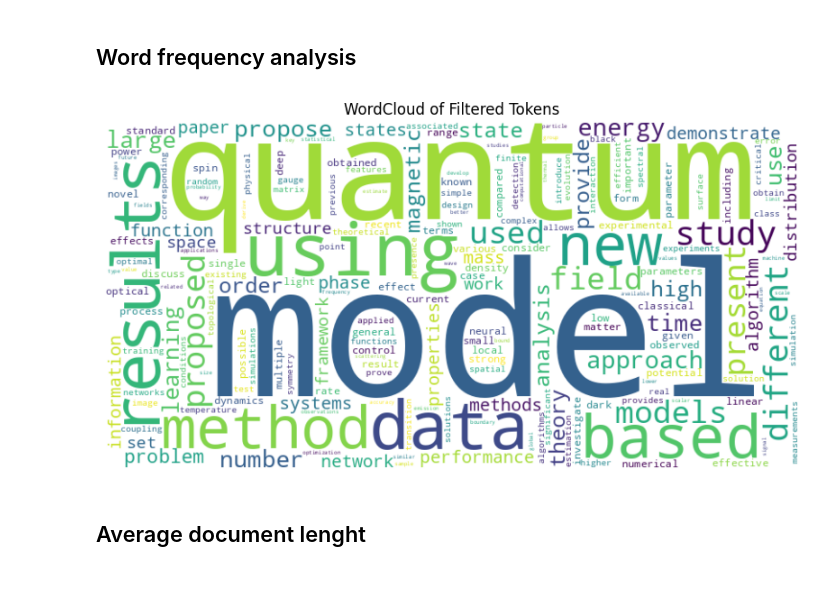
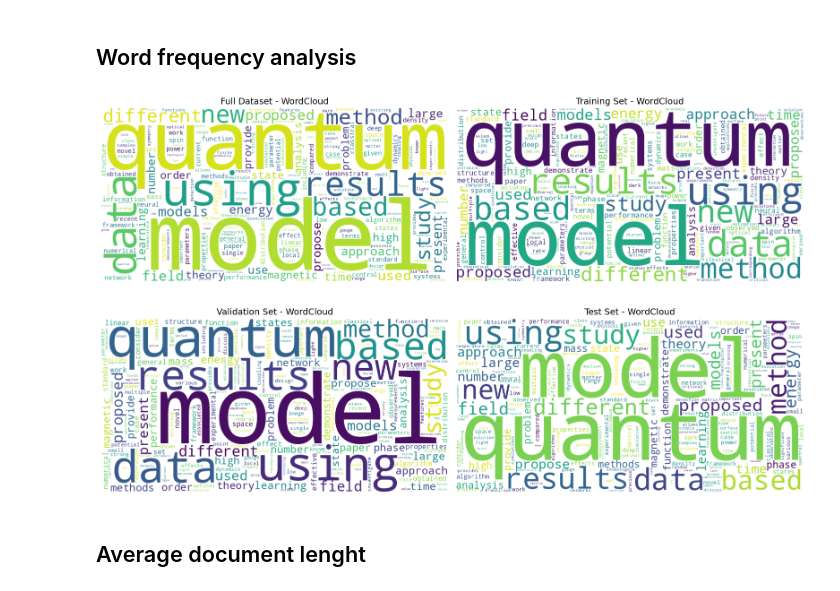
Before and after one commit to Espes99/DAT550-Project, a Jupyter notebook: RNNs/notebooks/data_inspection.ipynb, the cells around one changed output. Drawn from its saved outputs; the diff is of its cells as text; code cells hidden in the pictures.

```diff
--- a/RNNs/notebooks/data_inspection.ipynb
+++ b/RNNs/notebooks/data_inspection.ipynb
@@ -13,7 +13,10 @@ from sklearn.feature_extraction.text import ENGLISH_STOP_WORDS
 # %% [markdown]
 ## Loading the Dataset
 # %%
-data_path = "../../Data/arxiv_train.csv"
+data_path = "../../Data/full_arxiv.csv"
+training_path = "../../Data/arxiv_train.csv"
+val_path = "../../Data/arxiv_val.csv"
+test_path = "../../Data/arxiv_test.csv"
 
 df = pd.read_csv(data_path)
 df.head()
@@ -24,3 +27,6 @@ df.head()
 | 2 | 82700 | A number of physically intuitive ... | quant-ph |
 | 3 | 78830 | In the last decade rare-earth hex... | physics |
 | 4 | 94948 | We introduce the weak barycenter ... | stat |
+# %%
+train_df = pd.read_csv(training_path)
+train_df.head()
@@ -26,0 +40,3 @@ df.head()
+# %%
+val_df = pd.read_csv(val_path)
+val_df.head()
@@ -26,0 +50,3 @@ df.head()
+# %%
+test_df = pd.read_csv(test_path)
+test_df.head()
@@ -84,25 +187,36 @@ plt.show()
 # %% [markdown]
 ## Word frequency analysis
 # %%
+datasets = {
+        "Full Dataset": df,
+        "Training Set": train_df,
+        "Validation Set": val_df,
+        "Test Set": test_df
+    }
+
 custom_stop_words = set(ENGLISH_STOP_WORDS).union({'et', 'al', 'fig', 'figure', 'table'})
 
-all_tokens = []
-for abstract in df['abstract']:
-    tokens = abstract.lower().split()
-    filtered = [token for token in tokens if token.isalpha() and token not in custom_stop_words]
-    all_tokens.extend(filtered)
+fig, axes = plt.subplots(2, 2, figsize=(16, 10))
+axes = axes.flatten()
 
-word_freq = Counter(all_tokens)
+for i, (title, data) in enumerate(datasets.items()):
+    all_tokens = []
+    for abstract in data['abstract']:
+        tokens = abstract.lower().split()
+        filtered = [token for token in tokens if token.isalpha() and token not in custom_stop_words]
+        all_tokens.extend(filtered)
 
-wc = WordCloud(width=800, height=400, background_color='white').generate_from_frequencies(word_freq)
+    word_freq = Counter(all_tokens)
+    wc = WordCloud(width=800, height=400, background_color='white').generate_from_frequencies(word_freq)
 
-plt.figure(figsize=(10, 5))
-plt.imshow(wc, interpolation="bilinear")
-plt.axis("off")
-plt.title("WordCloud of Filtered Tokens")
+    axes[i].imshow(wc, interpolation="bilinear")
+    axes[i].axis("off")
+    axes[i].set_title(f"{title} - WordCloud", fontsize=14)
+
+plt.tight_layout()
 plt.show()
 # %% [output]
-[figure, old version]
+[figure, new version]
 # %% [markdown]
 ## Average document lenght
 # %%
```
Also changed, not shown: parts of 9 cells of this notebook.
